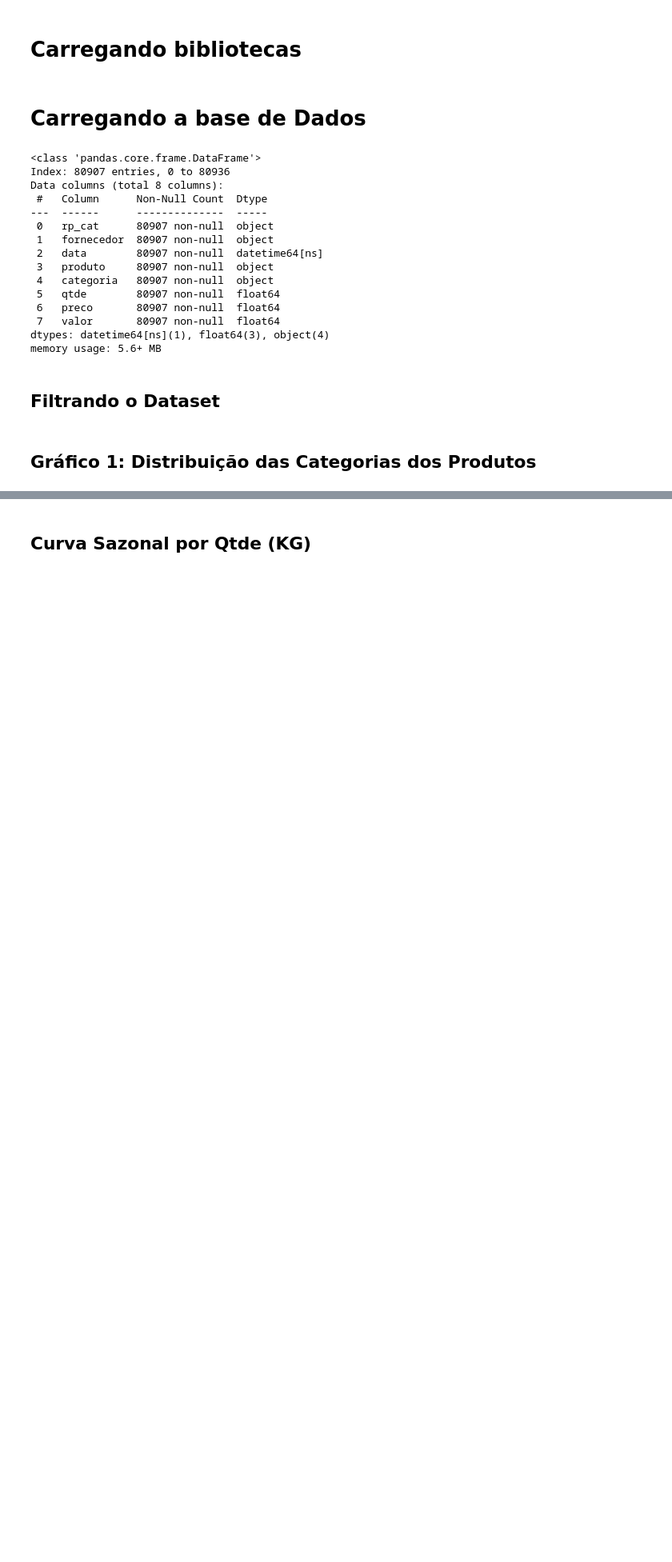
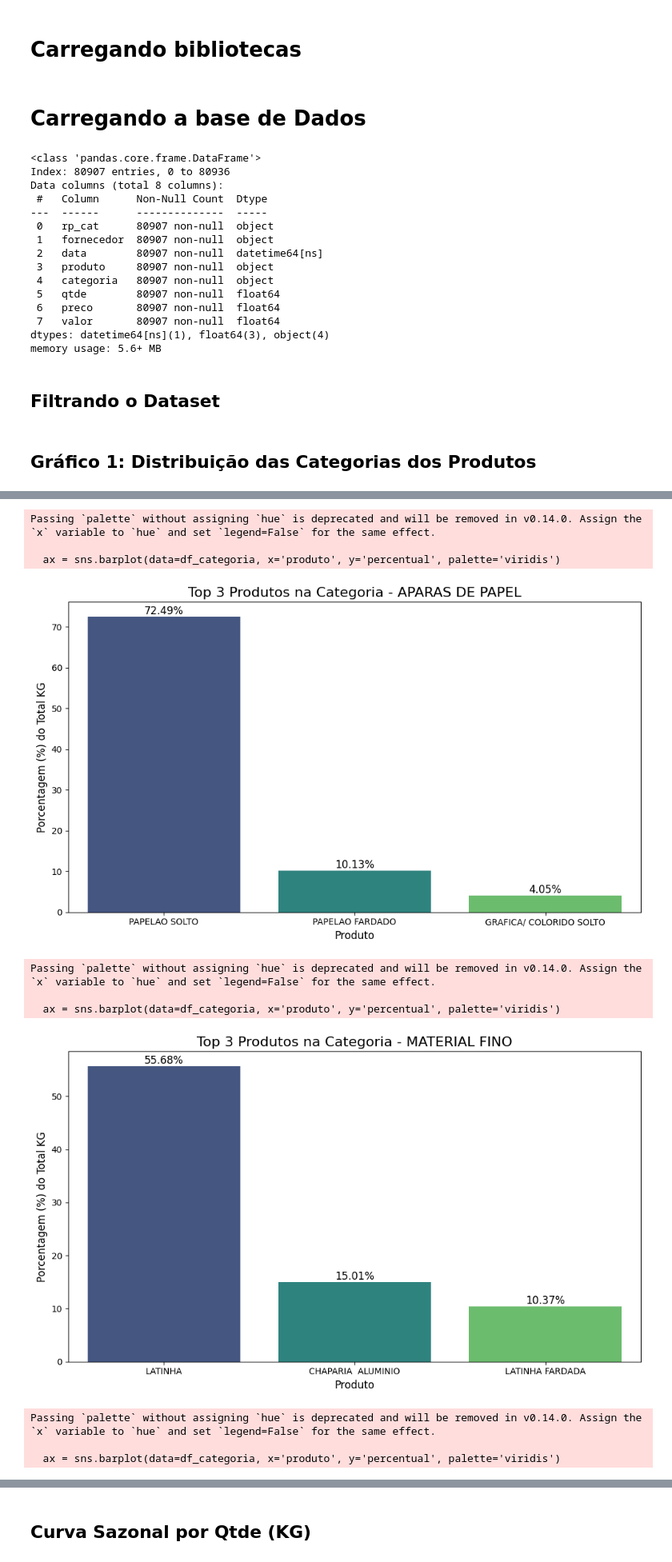
Before and after one commit to SamuSuzini/projetc_company_recycle, a Jupyter notebook: analise_reciclagem - final.ipynb, the cells around one changed output, grey strips where cells are left out. Shown at 80% size. Cells and saved outputs as stored; diff of their text form; code cells hidden in the pictures; blank space fills up the shorter version.

```diff
--- a/analise_reciclagem - final.ipynb
+++ b/analise_reciclagem - final.ipynb
@@ -121,0 +86,48 @@ Passing `palette` without assigning `hue` is deprecated and will be removed in v
+# %%
+# Filtrando os três principais produtos por categoria
+top_produtos_por_categoria = df_filtrado.groupby(['categoria', 'produto'])['qtde'].sum().reset_index()
+top_produtos_por_categoria = top_produtos_por_categoria.sort_values(['categoria', 'qtde'], ascending=[True, False])
+
+# Calculando o total por categoria para cálculo de porcentagem
+total_por_categoria = top_produtos_por_categoria.groupby('categoria')['qtde'].transform('sum')
+
+# Calculando a porcentagem de cada produto dentro de sua categoria
+top_produtos_por_categoria['percentual'] = (top_produtos_por_categoria['qtde'] / total_por_categoria) * 100
+
+# Filtrando os três principais produtos por categoria com base no percentual
+top_produtos_por_categoria = top_produtos_por_categoria.groupby('categoria').head(3)
+# %%
+# Criando gráficos de barras separados para cada categoria
+categorias = top_produtos_por_categoria['categoria'].unique()
+
+for categoria in categorias:
+    df_categoria = top_produtos_por_categoria[top_produtos_por_categoria['categoria'] == categoria]
+
+    plt.figure(figsize=(10, 6))
+    ax = sns.barplot(data=df_categoria, x='produto', y='percentual', palette='viridis')
+
+    # Formatando o gráfico
+    ax.set_xlabel('Produto', fontsize=12)
+    ax.set_ylabel('Porcentagem (%) do Total KG', fontsize=12)
+    ax.set_title(f'Top 3 Produtos na Categoria - {categoria}', fontsize=16)
+    plt.xticks(rotation=0)
+    plt.tight_layout()
+
+    # Adicionando os valores em cima das barras
+    for p in ax.patches:
+        ax.annotate(f'{p.get_height():.2f}%', (p.get_x() + p.get_width() / 2, p.get_height()),
+                    ha='center', va='bottom', fontsize=12)
+
+    plt.show()
+# %% [output]
+Passing `palette` without assigning `hue` is deprecated and will be removed in v0.14.0. Assign the `x` variable to `hue` and set `legend=False` for the same effect.
+
+  ax = sns.barplot(data=df_categoria, x='produto', y='percentual', palette='viridis')
+[figure, added]
+Passing `palette` without assigning `hue` is deprecated and will be removed in v0.14.0. Assign the `x` variable to `hue` and set `legend=False` for the same effect.
+
+  ax = sns.barplot(data=df_categoria, x='produto', y='percentual', palette='viridis')
+[figure, added]
+Passing `palette` without assigning `hue` is deprecated and will be removed in v0.14.0. Assign the `x` variable to `hue` and set `legend=False` for the same effect.
+
+  ax = sns.barplot(data=df_categoria, x='produto', y='percentual', palette='viridis')
```
Also changed, not shown: parts of 9 cells of this notebook, 2 other files.
